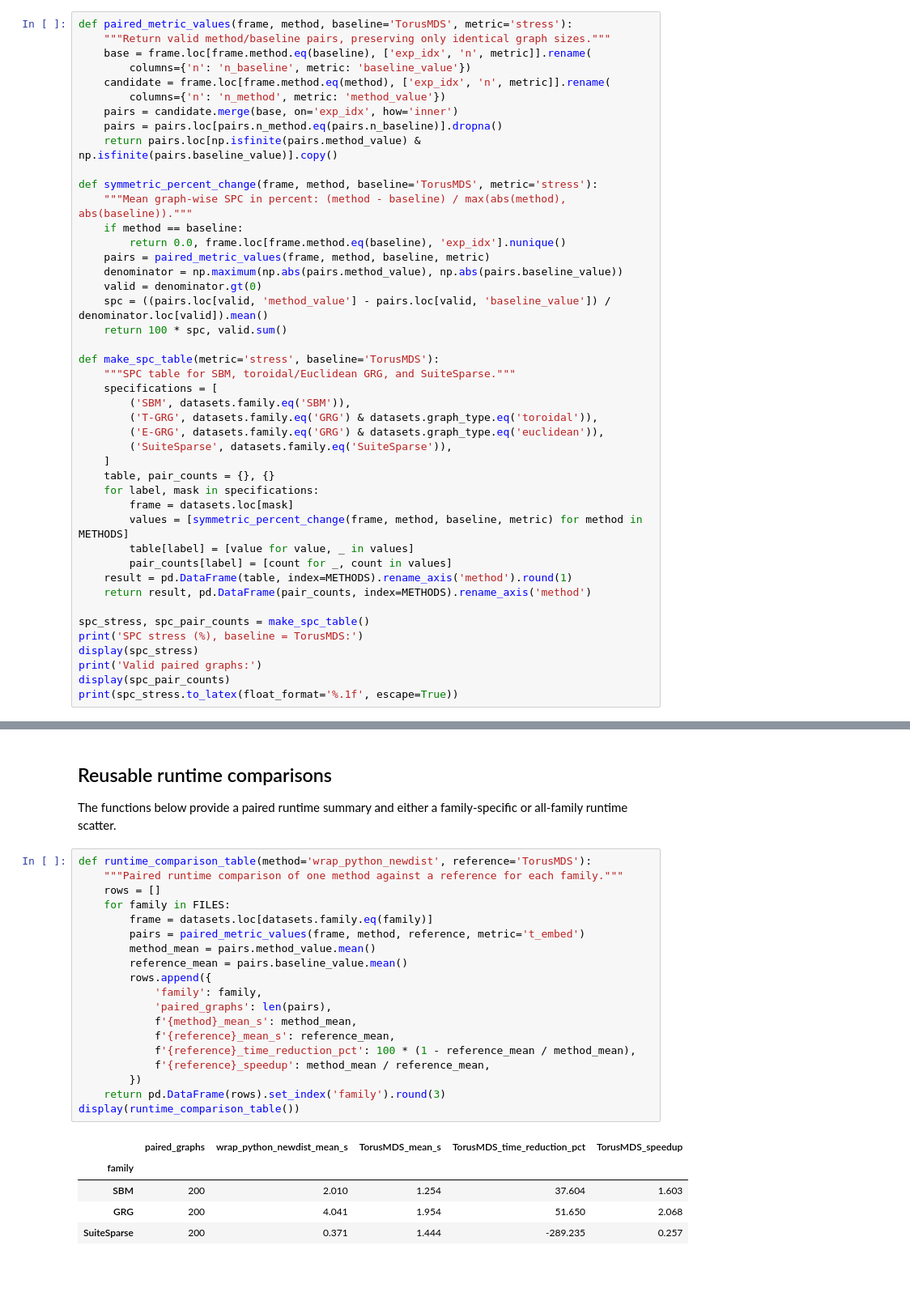
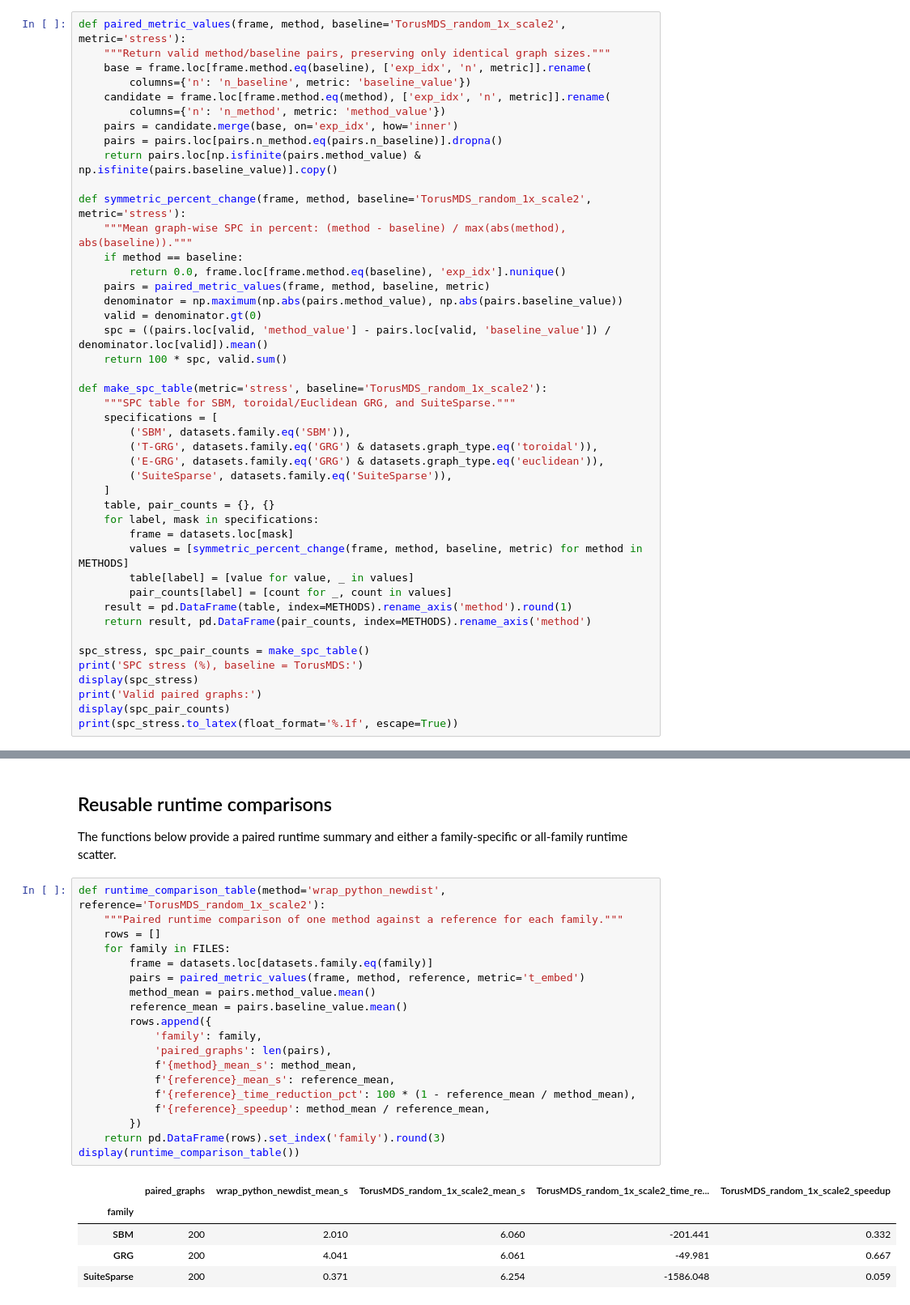
Before and after one commit to JacobLMiller/torus-mds, a Jupyter notebook: verification_experiments/results_wraps/wraps_results.ipynb, the cells around one changed output, grey strips where cells are left out. Shown at 81% size. Drawn from its saved outputs; the diff is of its cells as text; blank space fills up the shorter version.

```diff
--- a/verification_experiments/results_wraps/wraps_results.ipynb
+++ b/verification_experiments/results_wraps/wraps_results.ipynb
@@ -120,7 +127,7 @@ GRG split by generator:
 
 SPC is computed graph-wise against `TorusMDS`, then averaged. Positive values indicate higher (worse) stress. Synthetic rows with unequal `n` at the same `exp_idx` are excluded from paired calculations.
 # %%
-def paired_metric_values(frame, method, baseline='TorusMDS', metric='stress'):
+def paired_metric_values(frame, method, baseline='TorusMDS_random_1x_scale2', metric='stress'):
     """Return valid method/baseline pairs, preserving only identical graph sizes."""
     base = frame.loc[frame.method.eq(baseline), ['exp_idx', 'n', metric]].rename(
         columns={'n': 'n_baseline', metric: 'baseline_value'})
@@ -130,7 +137,7 @@ def paired_metric_values(frame, method, baseline='TorusMDS', metric='stress'):
     pairs = pairs.loc[pairs.n_method.eq(pairs.n_baseline)].dropna()
     return pairs.loc[np.isfinite(pairs.method_value) & np.isfinite(pairs.baseline_value)].copy()
 
-def symmetric_percent_change(frame, method, baseline='TorusMDS', metric='stress'):
+def symmetric_percent_change(frame, method, baseline='TorusMDS_random_1x_scale2', metric='stress'):
     """Mean graph-wise SPC in percent: (method - baseline) / max(abs(method), abs(baseline))."""
     if method == baseline:
         return 0.0, frame.loc[frame.method.eq(baseline), 'exp_idx'].nunique()
@@ -140,7 +147,7 @@ def symmetric_percent_change(frame, method, baseline='TorusMDS', metric='stress'
     spc = ((pairs.loc[valid, 'method_value'] - pairs.loc[valid, 'baseline_value']) / denominator.loc[valid]).mean()
     return 100 * spc, valid.sum()
 
-def make_spc_table(metric='stress', baseline='TorusMDS'):
+def make_spc_table(metric='stress', baseline='TorusMDS_random_1x_scale2'):
     """SPC table for SBM, toroidal/Euclidean GRG, and SuiteSparse."""
     specifications = [
         ('SBM', datasets.family.eq('SBM')),
@@ -194,30 +201,30 @@ wrap\_python & 9.7 & 16.5 & 21.9 & 33.3 \\
 
 The functions below provide a paired runtime summary and either a family-specific or all-family runtime scatter.
 # %%
-def runtime_comparison_table(method='wrap_python_newdist', reference='TorusMDS'):
+def runtime_comparison_table(method='wrap_python_newdist', reference='TorusMDS_random_1x_scale2'):
     """Paired runtime comparison of one method against a reference for each family."""
     rows = []
     for family in FILES:
         frame = datasets.loc[datasets.family.eq(family)]
         pairs = paired_metric_values(frame, method, reference, metric='t_embed')
         method_mean = pairs.method_value.mean()
         reference_mean = pairs.baseline_value.mean()
         rows.append({
             'family': family,
             'paired_graphs': len(pairs),
             f'{method}_mean_s': method_mean,
             f'{reference}_mean_s': reference_mean,
             f'{reference}_time_reduction_pct': 100 * (1 - reference_mean / method_mean),
             f'{reference}_speedup': method_mean / reference_mean,
         })
     return pd.DataFrame(rows).set_index('family').round(3)
 display(runtime_comparison_table())
 # %% [output]
-|  | paired_graphs | wrap_python_newdist_mean_s | TorusMDS_mean_s | TorusMDS_time_reduction_pct | TorusMDS_speedup |
+|  | paired_graphs | wrap_python_newdist_mean_s | TorusMDS_random_1x_scale2_mean_s | TorusMDS_random_1x_scale2_time_re... | TorusMDS_random_1x_scale2_speedup |
 | family |  |  |  |  |  |
-| SBM | 200 | 2.010 | 1.254 | 37.604 | 1.603 |
-| GRG | 200 | 4.041 | 1.954 | 51.650 | 2.068 |
-| SuiteSparse | 200 | 0.371 | 1.444 | -289.235 | 0.257 |
+| SBM | 200 | 2.010 | 6.060 | -201.441 | 0.332 |
+| GRG | 200 | 4.041 | 6.061 | -49.981 | 0.667 |
+| SuiteSparse | 200 | 0.371 | 6.254 | -1586.048 | 0.059 |
 # %% [markdown]
 ## Reusable family comparison
 
```
Also changed, not shown: parts of 10 cells of this notebook, 4 other files.
